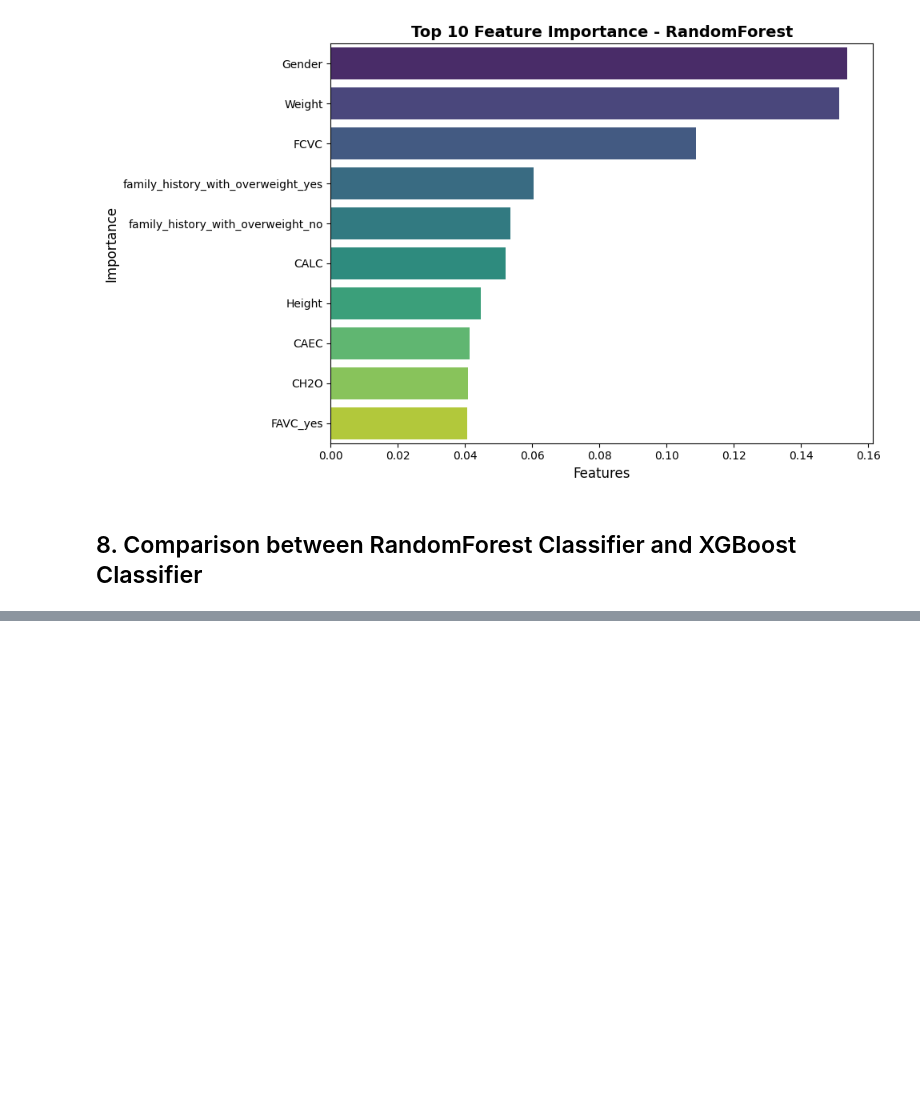
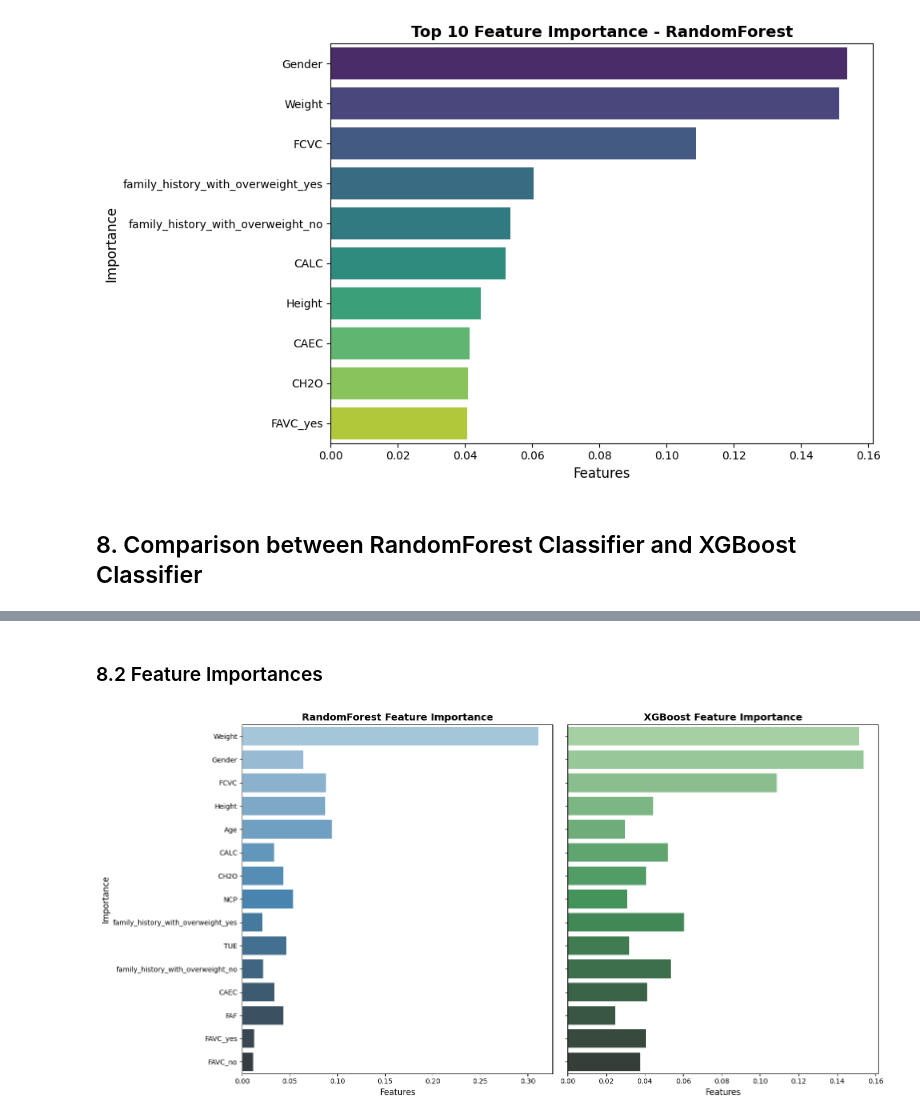
Before and after one commit to AndrsGzRo/Predicting-Obesity-Levels-with-Machine-Learning, a Jupyter notebook: Predicting_Obesity_Levels_MI.ipynb, the cells around one changed output, grey strips where cells are left out. Cells and saved outputs as stored; diff of their text form; code cells hidden in the pictures; blank space fills up the shorter version.

```diff
--- a/Predicting_Obesity_Levels_MI.ipynb
+++ b/Predicting_Obesity_Levels_MI.ipynb
@@ -891,0 +919,60 @@ plt.show()
+# %% [markdown]
+### 8.2 Feature Importances
+# %%
+# Random Forest
+feat_import_rf = pd.DataFrame({
+    'Feature':X_train.columns,
+    'Importance_RF':best_rf.feature_importances_
+})
+
+# XGBoost
+feat_import_xgb = pd.DataFrame({
+    'Feature':X_train.columns,
+    'Importance_XGB':xgb.feature_importances_
+})
+
+# Combining DF to alineature features
+feat_combined = feat_import_rf.merge(feat_import_xgb, on='Feature')
+
+# Sort by Mean
+feat_combined['Importance_Mean'] = feat_combined[['Importance_RF','Importance_XGB']].mean(axis=1)
+feat_combined.sort_values('Importance_Mean',ascending=False,inplace=True)
+
+# Top 15 features
+top_features = feat_combined.head(15)
+
+# Subplots
+fig,axes = plt.subplots(1,2,figsize=(16,8),sharey=True)
+
+# RandomForest
+sns.barplot(
+    x = 'Importance_RF',
+    y = 'Feature',
+    data = top_features,
+    palette='Blues_d',
+    hue='Feature',
+    legend=False,
+    ax=axes[0]
+)
+axes[0].set_title('RandomForest Feature Importance',fontsize=14,fontweight='bold')
+axes[0].set_xlabel('Features',fontsize=12)
+axes[0].set_ylabel('Importance',fontsize=12)
+
+# XGBoost
+sns.barplot(
+    x = 'Importance_XGB',
+    y = 'Feature',
+    data = top_features,
+    palette='Greens_d',
+    hue='Feature',
+    legend=False,
+    ax=axes[1]
+)
+axes[1].set_title('XGBoost Feature Importance',fontsize=14,fontweight='bold')
+axes[1].set_xlabel('Features',fontsize=12)
+axes[1].set_ylabel('Importance',fontsize=12)
+
+plt.tight_layout()
+plt.show()
+# %% [output]
+[figure, added]
```
Also changed, not shown: parts of 11 cells of this notebook.
